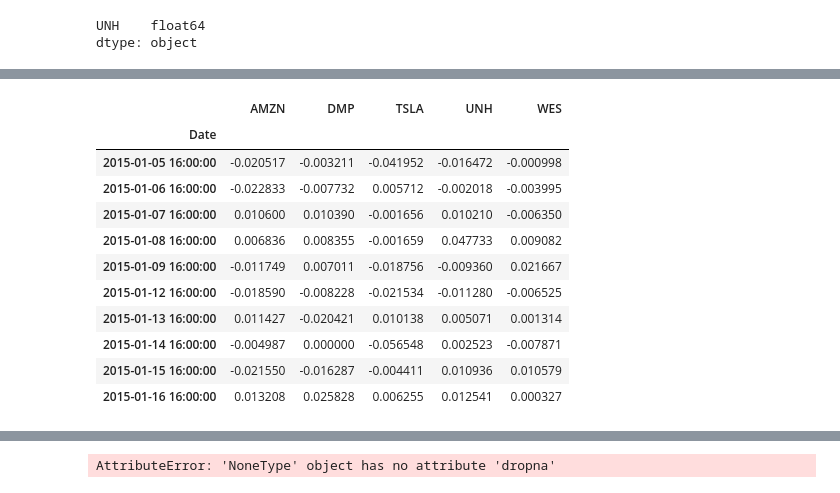
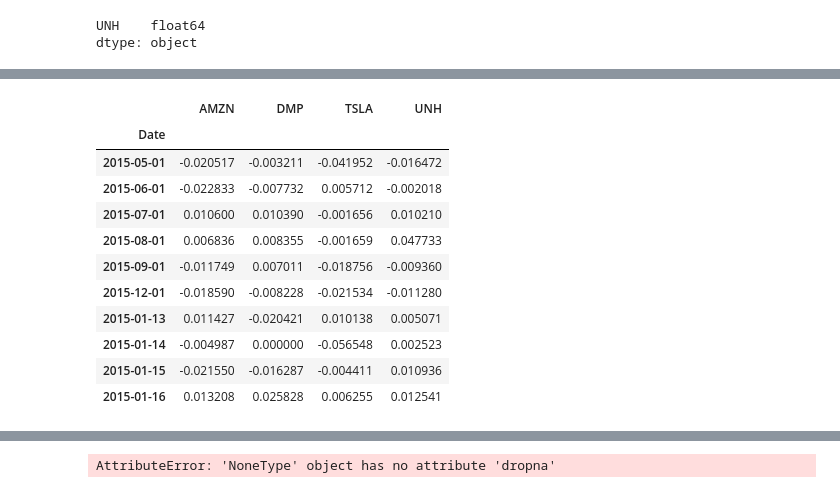
Before and after one commit to JimP315/Panthas, a Jupyter notebook: Starter_Code/whale_analysis.ipynb, the cells around one changed output, grey strips where cells are left out. Cells and saved outputs as stored; diff of their text form; code cells hidden in the pictures.

```diff
--- a/Starter_Code/whale_analysis.ipynb
+++ b/Starter_Code/whale_analysis.ipynb
@@ -621,4 +600,4 @@ table.head()
 # %%
-combined1_df = pd.concat([AMZN_returns, DMP_returns, TSLA_returns, UNH_returns, WES_returns], axis = "columns", join = "inner")
-combined1_df.head()
+custom_df = pd.concat([AMZN_returns, DMP_returns, TSLA_returns, UNH_returns], axis = "columns", join = "inner")
+custom_df.head()
 # %% [output]
@@ -750,0 +699,3 @@ daily1_returns.head()
+# %%
+custom_returns = custom_df.pct_change()
+custom_returns.head()
@@ -751,18 +710,18 @@ daily1_returns.head()
 # %%
-daily1_returns = daily1_returns.dropna().copy()
-daily1_returns.head(10)
+custom_returns = custom_returns.dropna().copy()
+custom_returns.head(10)
 # %% [output]
-|  | AMZN | DMP | TSLA | UNH | WES |
-| Date |  |  |  |  |  |
-| 2015-01-05 16:00:00 | -0.020517 | -0.003211 | -0.041952 | -0.016472 | -0.000998 |
-| 2015-01-06 16:00:00 | -0.022833 | -0.007732 | 0.005712 | -0.002018 | -0.003995 |
-| 2015-01-07 16:00:00 | 0.010600 | 0.010390 | -0.001656 | 0.010210 | -0.006350 |
-| 2015-01-08 16:00:00 | 0.006836 | 0.008355 | -0.001659 | 0.047733 | 0.009082 |
-| 2015-01-09 16:00:00 | -0.011749 | 0.007011 | -0.018756 | -0.009360 | 0.021667 |
-| 2015-01-12 16:00:00 | -0.018590 | -0.008228 | -0.021534 | -0.011280 | -0.006525 |
-| 2015-01-13 16:00:00 | 0.011427 | -0.020421 | 0.010138 | 0.005071 | 0.001314 |
-| 2015-01-14 16:00:00 | -0.004987 | 0.000000 | -0.056548 | 0.002523 | -0.007871 |
-| 2015-01-15 16:00:00 | -0.021550 | -0.016287 | -0.004411 | 0.010936 | 0.010579 |
-| 2015-01-16 16:00:00 | 0.013208 | 0.025828 | 0.006255 | 0.012541 | 0.000327 |
+|  | AMZN | DMP | TSLA | UNH |
+| Date |  |  |  |  |
+| 2015-05-01 | -0.020517 | -0.003211 | -0.041952 | -0.016472 |
+| 2015-06-01 | -0.022833 | -0.007732 | 0.005712 | -0.002018 |
+| 2015-07-01 | 0.010600 | 0.010390 | -0.001656 | 0.010210 |
+| 2015-08-01 | 0.006836 | 0.008355 | -0.001659 | 0.047733 |
+| 2015-09-01 | -0.011749 | 0.007011 | -0.018756 | -0.009360 |
+| 2015-12-01 | -0.018590 | -0.008228 | -0.021534 | -0.011280 |
+| 2015-01-13 | 0.011427 | -0.020421 | 0.010138 | 0.005071 |
+| 2015-01-14 | -0.004987 | 0.000000 | -0.056548 | 0.002523 |
+| 2015-01-15 | -0.021550 | -0.016287 | -0.004411 | 0.010936 |
+| 2015-01-16 | 0.013208 | 0.025828 | 0.006255 | 0.012541 |
 # %%
 # Set weights
```
Also changed, not shown: parts of 36 cells of this notebook, 5 other files.
